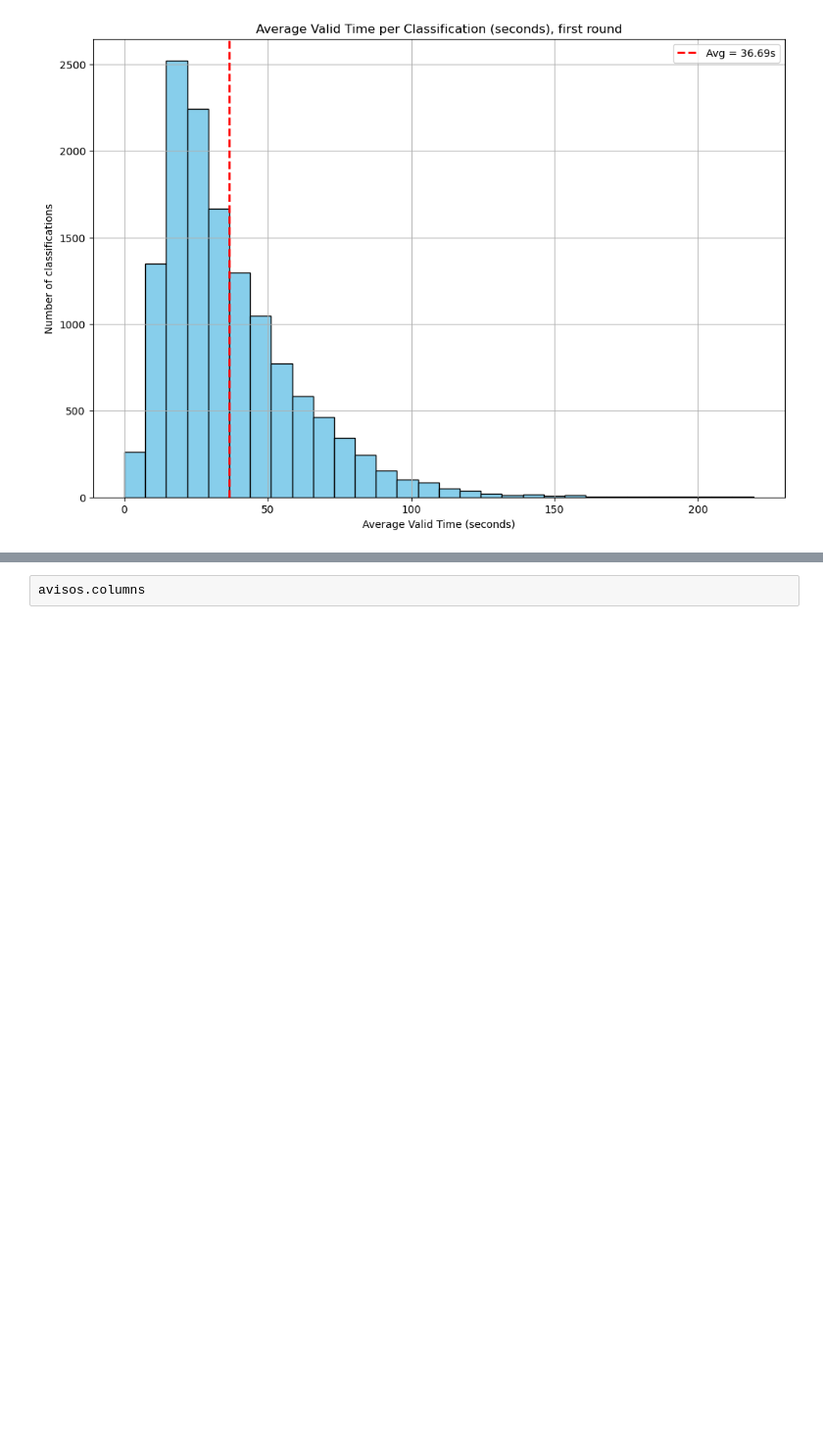
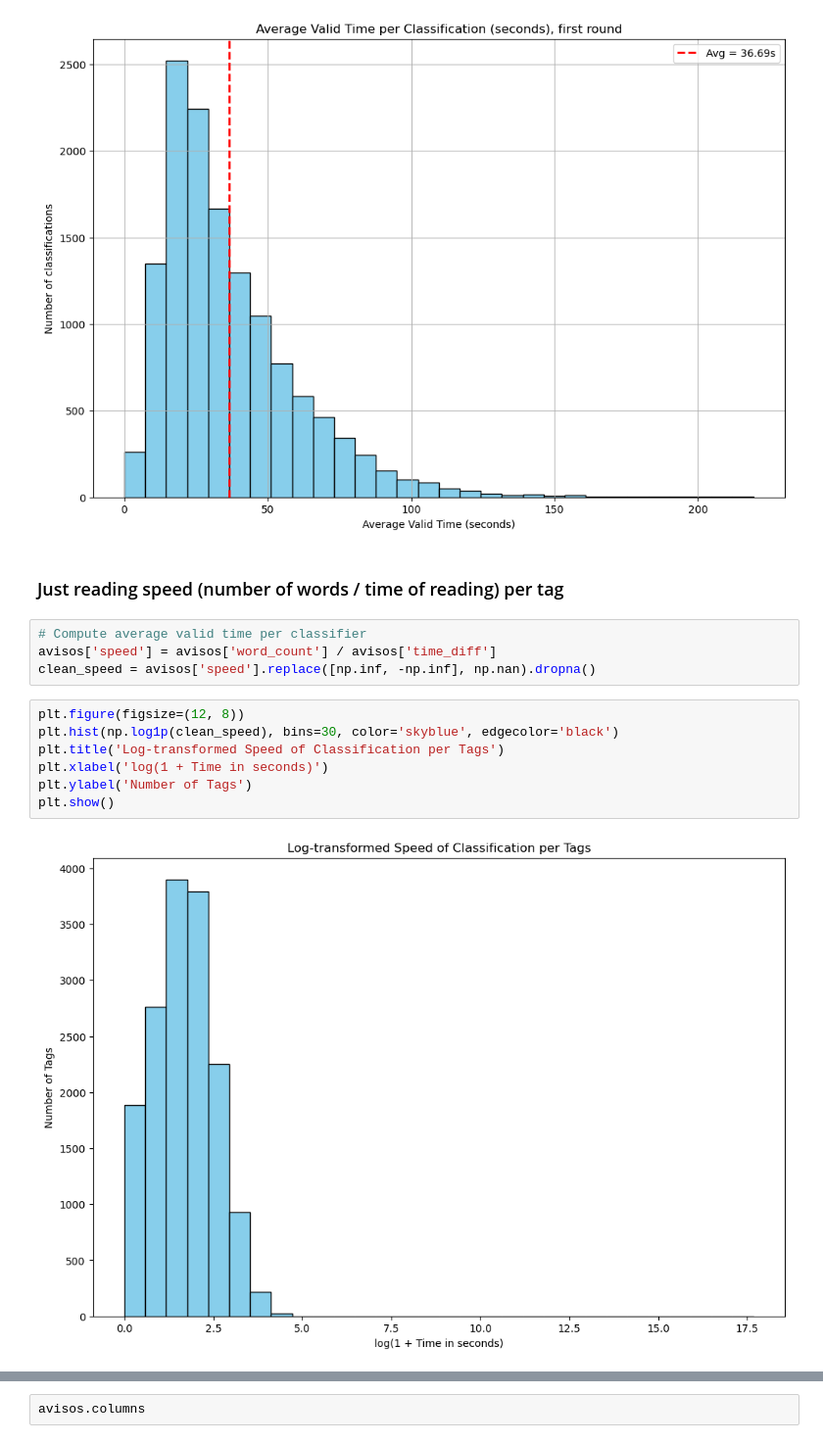
Before and after one commit to oejaramillo/WFH-Project, a Jupyter notebook: classification_proccess.ipynb, the cells around one changed output, grey strips where cells are left out. Shown at 98% size. Drawn from its saved outputs; the diff is of its cells as text; blank space fills up the shorter version.

```diff
--- a/classification_proccess.ipynb
+++ b/classification_proccess.ipynb
@@ -355,3 +488,18 @@ plt.grid(True)
 plt.show()
 # %% [output]
 [figure]
+# %% [markdown]
+### Just reading speed (number of words / time of reading) per tag
+# %%
+# Compute average valid time per classifier
+avisos['speed'] = avisos['word_count'] / avisos['time_diff']
+clean_speed = avisos['speed'].replace([np.inf, -np.inf], np.nan).dropna()
+# %%
+plt.figure(figsize=(12, 8))
+plt.hist(np.log1p(clean_speed), bins=30, color='skyblue', edgecolor='black')
+plt.title('Log-transformed Speed of Classification per Tags')
+plt.xlabel('log(1 + Time in seconds)')
+plt.ylabel('Number of Tags')
+plt.show()
+# %% [output]
+[figure, added]
```
Also changed, not shown: parts of 79 cells of this notebook, 4 other files.
